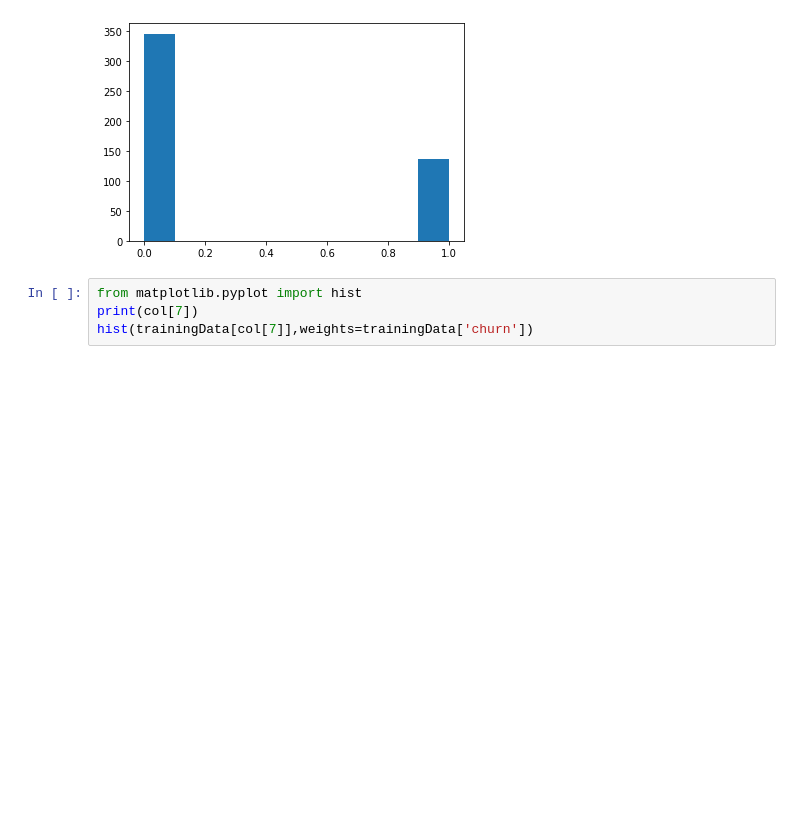
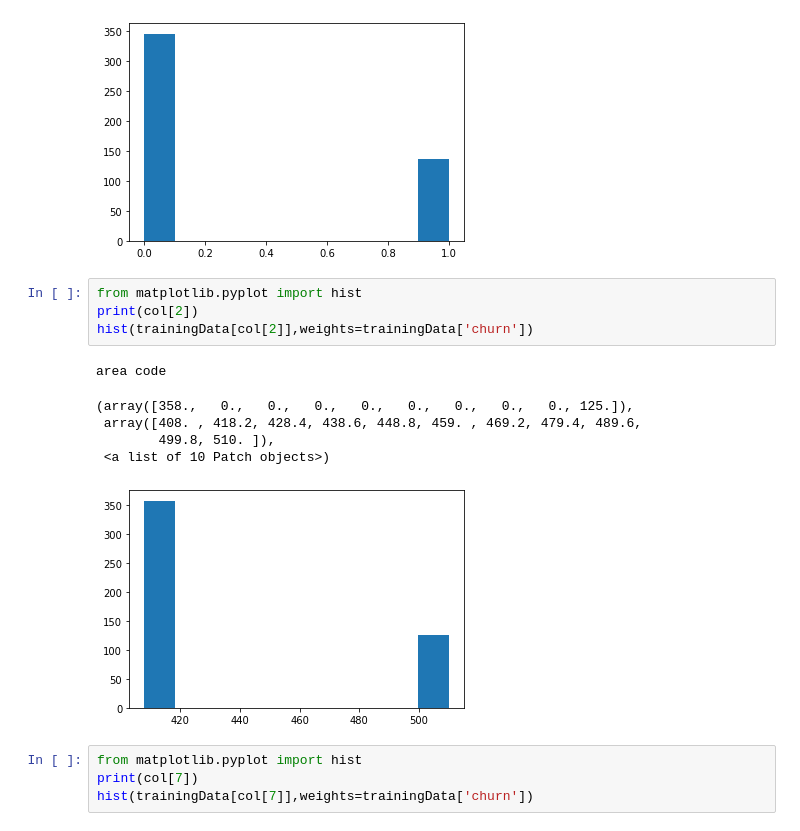
Before and after one commit to duhajarrar/TelecomMIT, a Jupyter notebook: telecom.ipynb, the cells around one changed output. Drawn from its saved outputs; the diff is of its cells as text; blank space fills up the shorter version.

```diff
--- a/telecom.ipynb
+++ b/telecom.ipynb
@@ -49,6 +69,17 @@ international plan
  array([0. , 0.1, 0.2, 0.3, 0.4, 0.5, 0.6, 0.7, 0.8, 0.9, 1. ]),
  <a list of 10 Patch objects>)
 [figure]
+# %%
+from matplotlib.pyplot import hist
+print(col[2])
+hist(trainingData[col[2]],weights=trainingData['churn'])
+# %% [output]
+area code
+(array([358.,   0.,   0.,   0.,   0.,   0.,   0.,   0.,   0., 125.]),
+ array([408. , 418.2, 428.4, 438.6, 448.8, 459. , 469.2, 479.4, 489.6,
+        499.8, 510. ]),
+ <a list of 10 Patch objects>)
+[figure, added]
 # %%
 from matplotlib.pyplot import hist
 print(col[7])
```
Also changed, not shown: parts of 2 cells of this notebook.
